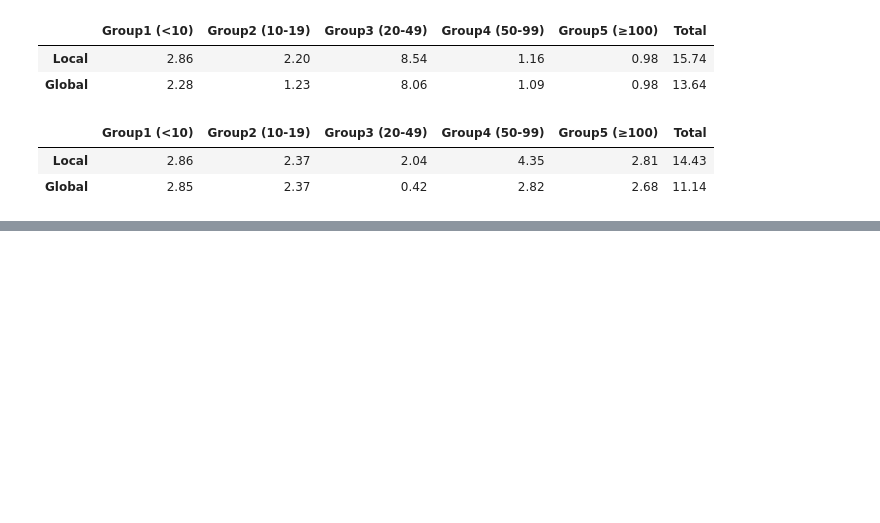
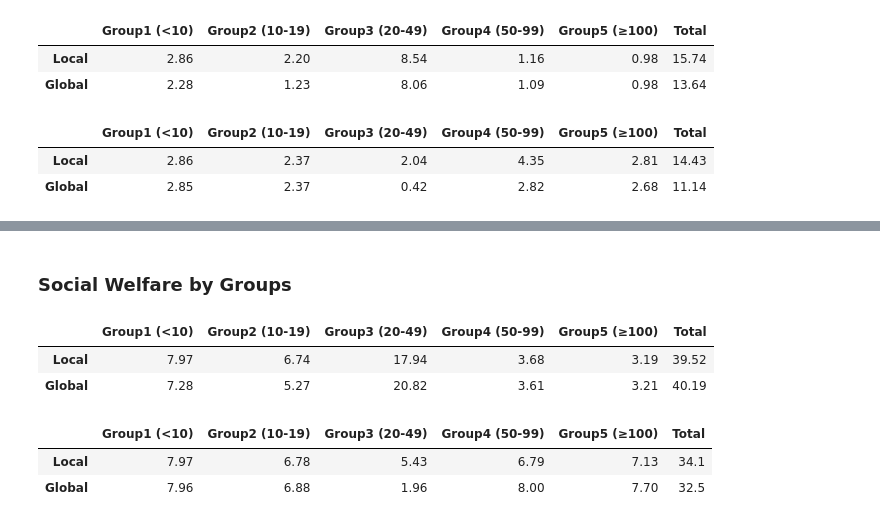
Before and after one commit to wanxii/nonlinear-pricing, a Jupyter notebook: welfare_groups.ipynb, the cells around one changed output, grey strips where cells are left out. Cells and saved outputs as stored; diff of their text form; code cells hidden in the pictures; blank space fills up the shorter version.

```diff
--- a/welfare_groups.ipynb
+++ b/welfare_groups.ipynb
@@ -255,0 +295,16 @@ cs_i
+# %% [markdown]
+### Social Welfare by Groups
+# %%
+sw_f = profit_f + cs_f
+sw_f
+# %% [output]
+|  | Group1 (<10) | Group2 (10-19) | Group3 (20-49) | Group4 (50-99) | Group5 (≥100) | Total |
+| Local | 7.97 | 6.74 | 17.94 | 3.68 | 3.19 | 39.52 |
+| Global | 7.28 | 5.27 | 20.82 | 3.61 | 3.21 | 40.19 |
+# %%
+sw_i = profit_i + cs_i
+sw_i
+# %% [output]
+|  | Group1 (<10) | Group2 (10-19) | Group3 (20-49) | Group4 (50-99) | Group5 (≥100) | Total |
+| Local | 7.97 | 6.78 | 5.43 | 6.79 | 7.13 | 34.1 |
+| Global | 7.96 | 6.88 | 1.96 | 8.00 | 7.70 | 32.5 |
```
Also changed, not shown: parts of 25 cells of this notebook.
